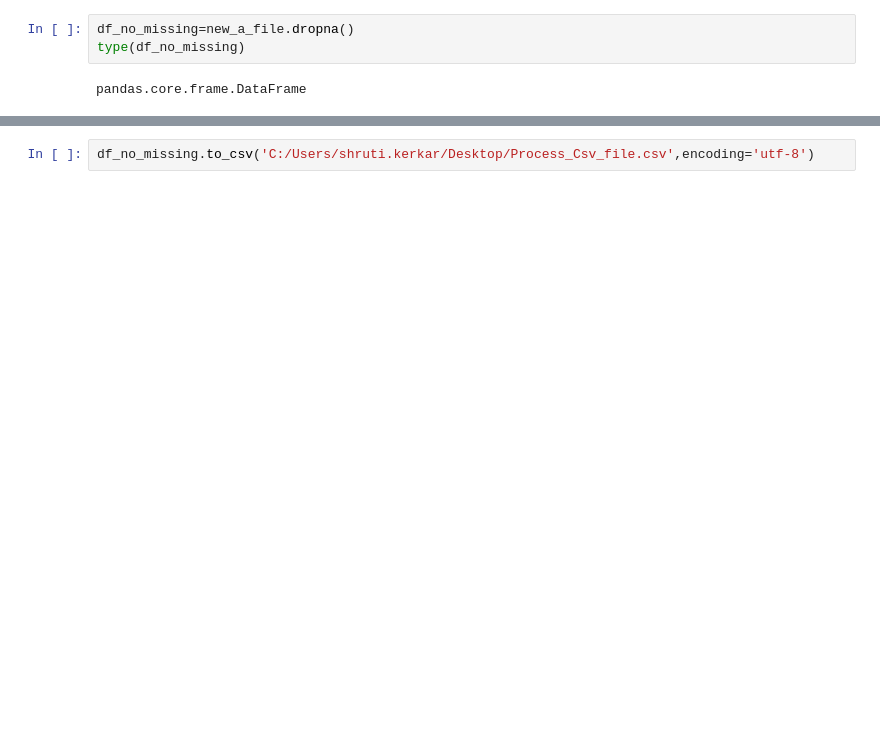
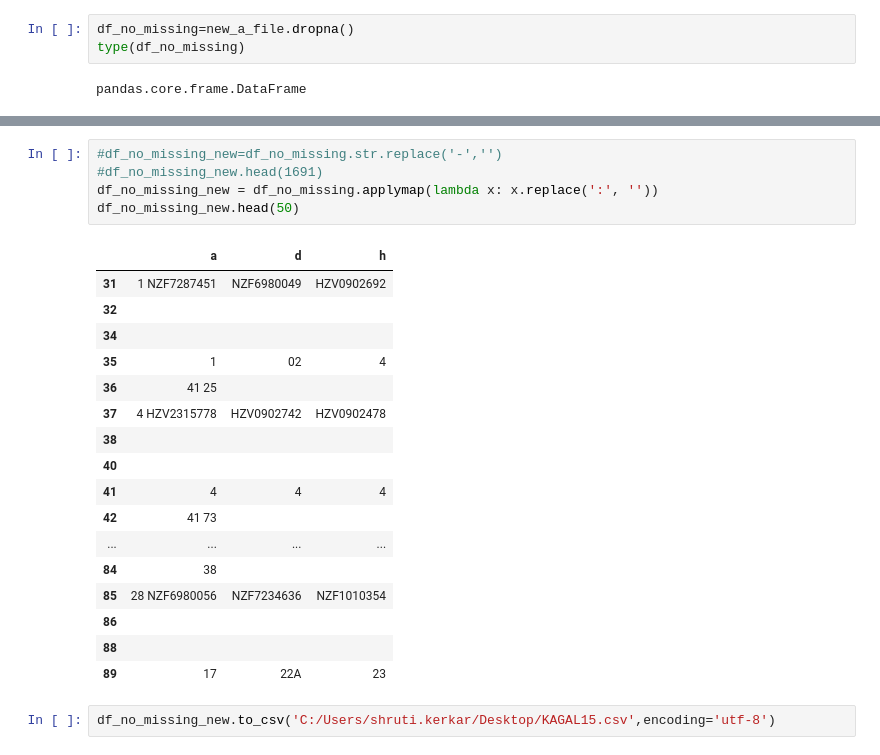
Before and after one commit to shrukerkar/PDF2CSVConversion, a Jupyter notebook: Process_Csv_file.ipynb, the cells around one changed output, grey strips where cells are left out. Drawn from its saved outputs; the diff is of its cells as text; blank space fills up the shorter version.

```diff
--- a/Process_Csv_file.ipynb
+++ b/Process_Csv_file.ipynb
@@ -156,2 +154,25 @@ df_no_missing
+# %%
+#df_no_missing_new=df_no_missing.str.replace('-','')
+#df_no_missing_new.head(1691)
+df_no_missing_new = df_no_missing.applymap(lambda x: x.replace(':', ''))
+df_no_missing_new.head(50)
+# %% [output]
+|  | a | d | h |
+| 31 | 1 NZF7287451 | NZF6980049 | HZV0902692 |
+| 32 |  |  |  |
+| 34 |  |  |  |
+| 35 | 1 | 02 | 4 |
+| 36 | 41 25 |  |  |
+| 37 | 4 HZV2315778 | HZV0902742 | HZV0902478 |
+| 38 |  |  |  |
+| 40 |  |  |  |
+| 41 | 4 | 4 | 4 |
+| 42 | 41 73 |  |  |
+| ... | ... | ... | ... |
+| 84 | 38 |  |  |
+| 85 | 28 NZF6980056 | NZF7234636 | NZF1010354 |
+| 86 |  |  |  |
+| 88 |  |  |  |
+| 89 | 17 | 22A | 23 |
 # %%
-df_no_missing.to_csv('C:/Users/shruti.kerkar/Desktop/Process_Csv_file.csv',encoding='utf-8')
+df_no_missing_new.to_csv('C:/Users/shruti.kerkar/Desktop/KAGAL15.csv',encoding='utf-8')
```
Also changed, not shown: parts of 7 cells of this notebook.
